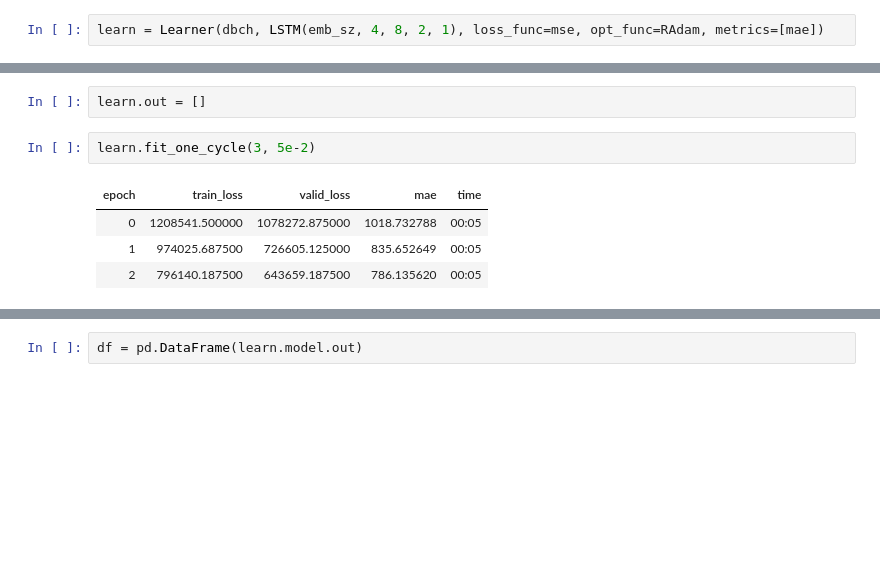
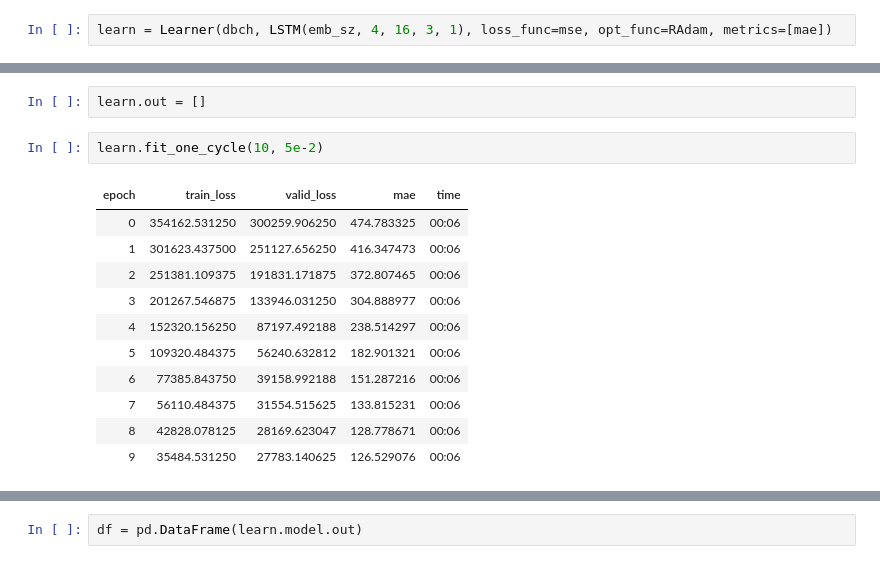
Before and after one commit to takotab/time-series-testing, a Jupyter notebook: nbs/_v2_seq_seq.ipynb, the cells around one changed output, grey strips where cells are left out. Cells and saved outputs as stored; diff of their text form; blank space fills up the shorter version.

```diff
--- a/nbs/_v2_seq_seq.ipynb
+++ b/nbs/_v2_seq_seq.ipynb
@@ -671,7 +671,7 @@ torch.Size([64, 73, 1])
 # %% [output]
 [{'mean': 1.6330039542822306e-09, 'std': 0.9996564388275146}]
 # %%
-learn = Learner(dbch, LSTM(emb_sz, 4, 8, 2, 1), loss_func=mse, opt_func=RAdam, metrics=[mae])
+learn = Learner(dbch, LSTM(emb_sz, 4, 16, 3, 1), loss_func=mse, opt_func=RAdam, metrics=[mae])
 # %%
 learn.lr_find()
 # %% [output]
@@ -680,12 +680,19 @@ learn.lr_find()
 # %%
 learn.out = []
 # %%
-learn.fit_one_cycle(3, 5e-2)
+learn.fit_one_cycle(10, 5e-2)
 # %% [output]
 | epoch | train_loss | valid_loss | mae | time |
-| 0 | 1208541.500000 | 1078272.875000 | 1018.732788 | 00:05 |
-| 1 | 974025.687500 | 726605.125000 | 835.652649 | 00:05 |
-| 2 | 796140.187500 | 643659.187500 | 786.135620 | 00:05 |
+| 0 | 354162.531250 | 300259.906250 | 474.783325 | 00:06 |
+| 1 | 301623.437500 | 251127.656250 | 416.347473 | 00:06 |
+| 2 | 251381.109375 | 191831.171875 | 372.807465 | 00:06 |
+| 3 | 201267.546875 | 133946.031250 | 304.888977 | 00:06 |
+| 4 | 152320.156250 | 87197.492188 | 238.514297 | 00:06 |
+| 5 | 109320.484375 | 56240.632812 | 182.901321 | 00:06 |
+| 6 | 77385.843750 | 39158.992188 | 151.287216 | 00:06 |
+| 7 | 56110.484375 | 31554.515625 | 133.815231 | 00:06 |
+| 8 | 42828.078125 | 28169.623047 | 128.778671 | 00:06 |
+| 9 | 35484.531250 | 27783.140625 | 126.529076 | 00:06 |
 # %%
 learn.validate()
 # %% [output]
```
Also changed, not shown: parts of 6 cells of this notebook.
